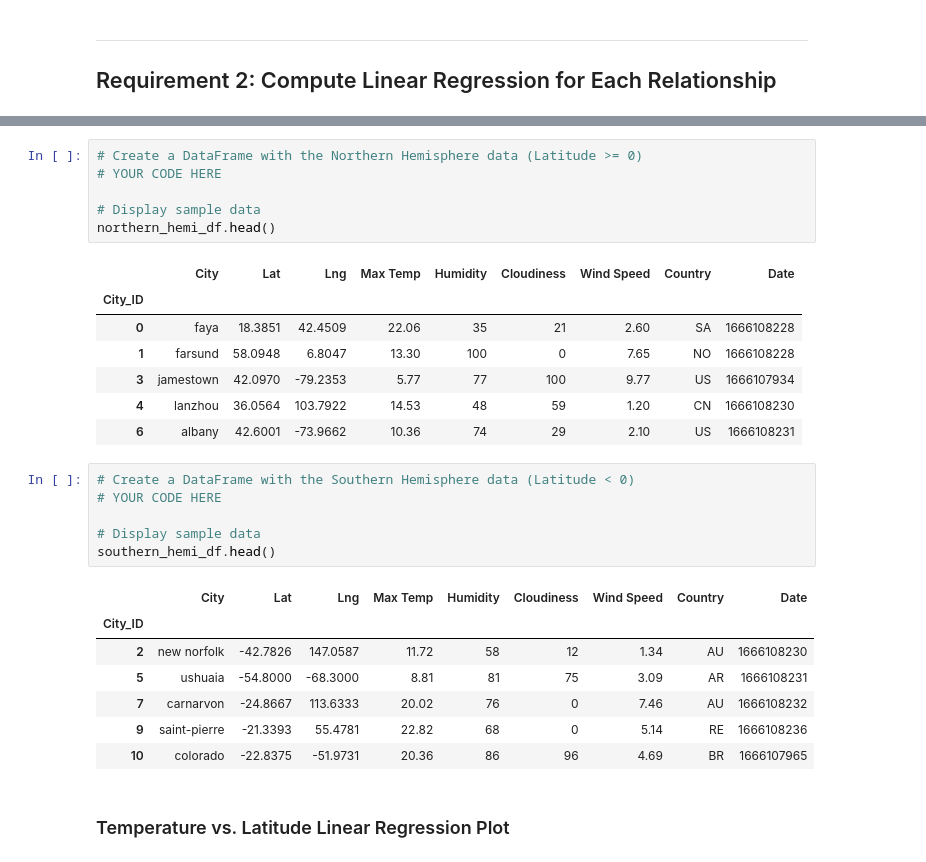
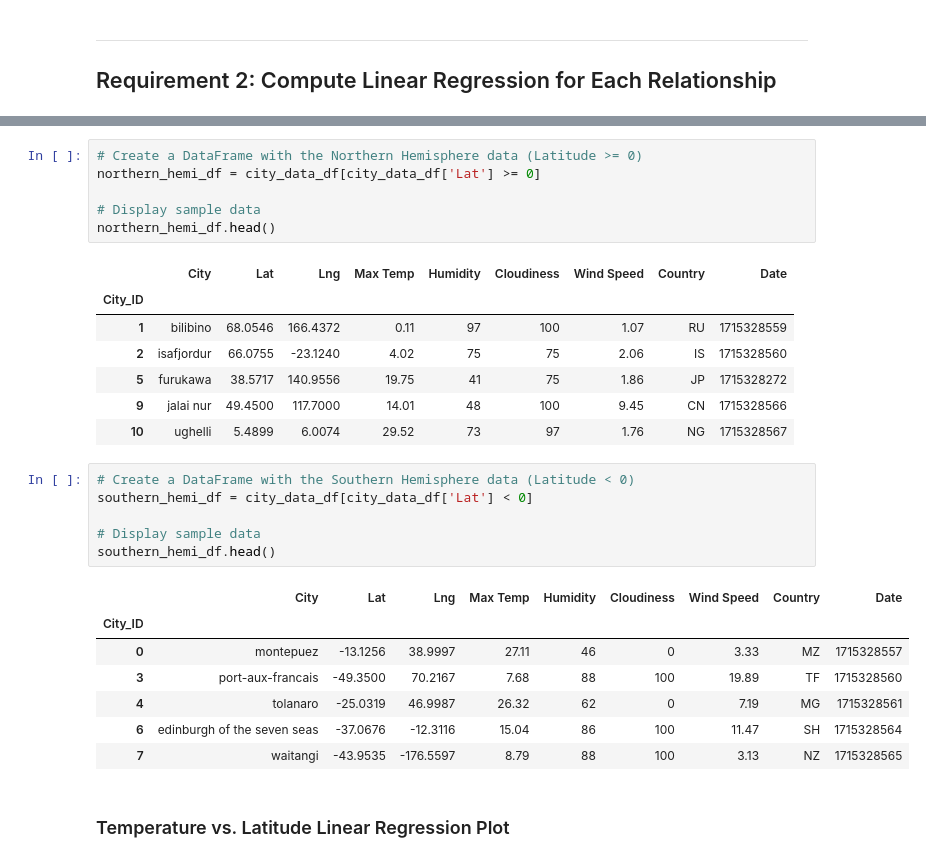
Before and after one commit to PoodleMan24/Module_6_challenge, a Jupyter notebook: Code/WeatherPy.ipynb, the cells around one changed output, grey strips where cells are left out. Cells and saved outputs as stored; diff of their text form.

```diff
--- a/Code/WeatherPy.ipynb
+++ b/Code/WeatherPy.ipynb
@@ -298,30 +318,30 @@ plt.show()
 # %%
 # Create a DataFrame with the Northern Hemisphere data (Latitude >= 0)
-# YOUR CODE HERE
+northern_hemi_df = city_data_df[city_data_df['Lat'] >= 0]
 
 # Display sample data
 northern_hemi_df.head()
 # %% [output]
 |  | City | Lat | Lng | Max Temp | Humidity | Cloudiness | Wind Speed | Country | Date |
 | City_ID |  |  |  |  |  |  |  |  |  |
-| 0 | faya | 18.3851 | 42.4509 | 22.06 | 35 | 21 | 2.60 | SA | 1666108228 |
-| 1 | farsund | 58.0948 | 6.8047 | 13.30 | 100 | 0 | 7.65 | NO | 1666108228 |
-| 3 | jamestown | 42.0970 | -79.2353 | 5.77 | 77 | 100 | 9.77 | US | 1666107934 |
-| 4 | lanzhou | 36.0564 | 103.7922 | 14.53 | 48 | 59 | 1.20 | CN | 1666108230 |
-| 6 | albany | 42.6001 | -73.9662 | 10.36 | 74 | 29 | 2.10 | US | 1666108231 |
+| 1 | bilibino | 68.0546 | 166.4372 | 0.11 | 97 | 100 | 1.07 | RU | 1715328559 |
+| 2 | isafjordur | 66.0755 | -23.1240 | 4.02 | 75 | 75 | 2.06 | IS | 1715328560 |
+| 5 | furukawa | 38.5717 | 140.9556 | 19.75 | 41 | 75 | 1.86 | JP | 1715328272 |
+| 9 | jalai nur | 49.4500 | 117.7000 | 14.01 | 48 | 100 | 9.45 | CN | 1715328566 |
+| 10 | ughelli | 5.4899 | 6.0074 | 29.52 | 73 | 97 | 1.76 | NG | 1715328567 |
 # %%
 # Create a DataFrame with the Southern Hemisphere data (Latitude < 0)
-# YOUR CODE HERE
+southern_hemi_df = city_data_df[city_data_df['Lat'] < 0]
 
 # Display sample data
 southern_hemi_df.head()
 # %% [output]
 |  | City | Lat | Lng | Max Temp | Humidity | Cloudiness | Wind Speed | Country | Date |
 | City_ID |  |  |  |  |  |  |  |  |  |
-| 2 | new norfolk | -42.7826 | 147.0587 | 11.72 | 58 | 12 | 1.34 | AU | 1666108230 |
-| 5 | ushuaia | -54.8000 | -68.3000 | 8.81 | 81 | 75 | 3.09 | AR | 1666108231 |
-| 7 | carnarvon | -24.8667 | 113.6333 | 20.02 | 76 | 0 | 7.46 | AU | 1666108232 |
-| 9 | saint-pierre | -21.3393 | 55.4781 | 22.82 | 68 | 0 | 5.14 | RE | 1666108236 |
-| 10 | colorado | -22.8375 | -51.9731 | 20.36 | 86 | 96 | 4.69 | BR | 1666107965 |
+| 0 | montepuez | -13.1256 | 38.9997 | 27.11 | 46 | 0 | 3.33 | MZ | 1715328557 |
+| 3 | port-aux-francais | -49.3500 | 70.2167 | 7.68 | 88 | 100 | 19.89 | TF | 1715328560 |
+| 4 | tolanaro | -25.0319 | 46.9987 | 26.32 | 62 | 0 | 7.19 | MG | 1715328561 |
+| 6 | edinburgh of the seven seas | -37.0676 | -12.3116 | 15.04 | 86 | 100 | 11.47 | SH | 1715328564 |
+| 7 | waitangi | -43.9535 | -176.5597 | 8.79 | 88 | 100 | 3.13 | NZ | 1715328565 |
 # %% [markdown]
 ###  Temperature vs. Latitude Linear Regression Plot
```
Also changed, not shown: parts of 19 cells of this notebook, 1 other file.
